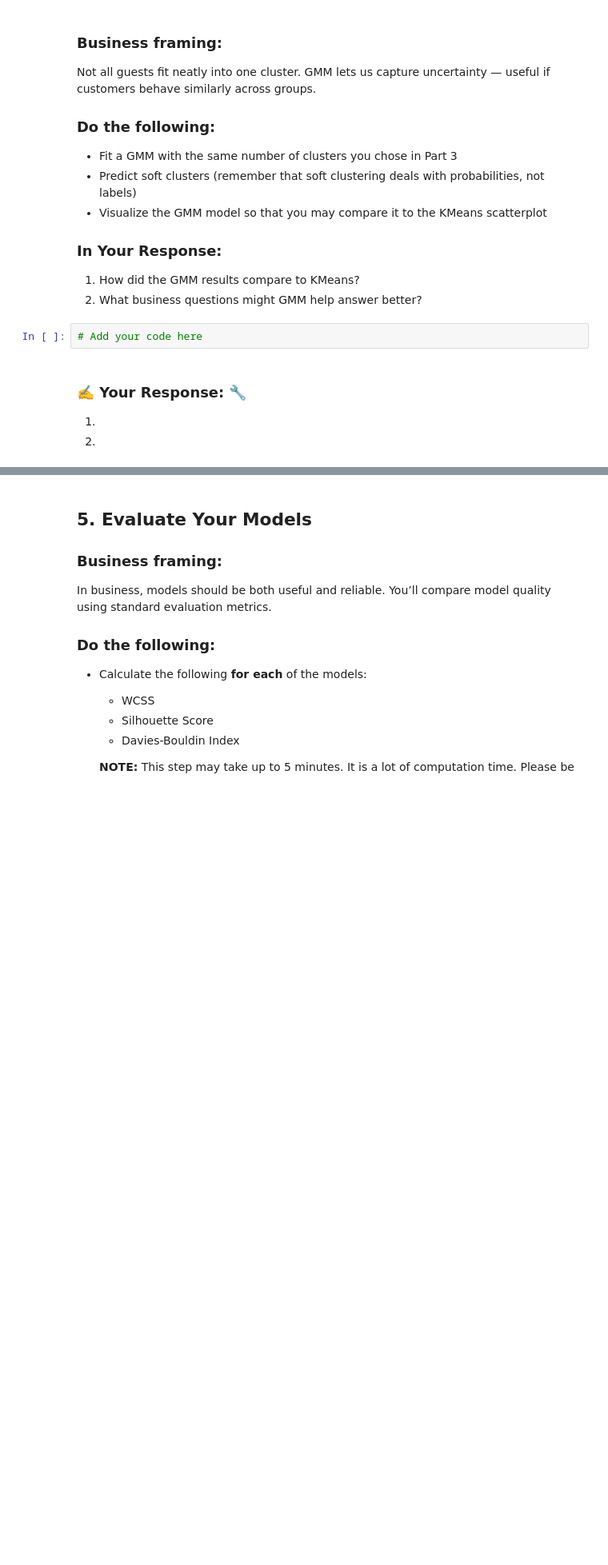
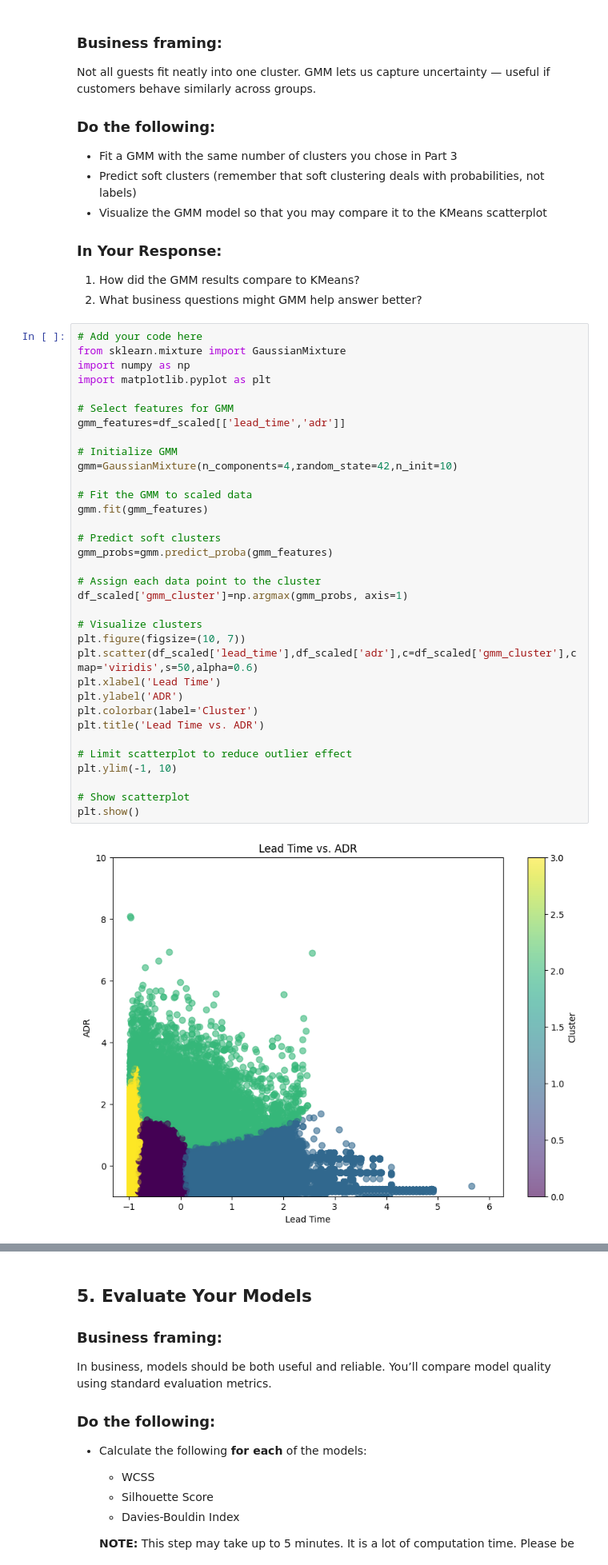
Before and after one commit to thornton330j/IS-4487, a Jupyter notebook: Assignments/assignment_09_ThorntonJackson.ipynb, the cells around one changed output, grey strips where cells are left out. Shown at 80% size. Saved outputs shown, nothing was run; the diff lists cells and outputs as text; blank space fills up the shorter version.

```diff
--- a/Assignments/assignment_09_ThorntonJackson.ipynb
+++ b/Assignments/assignment_09_ThorntonJackson.ipynb
@@ -196,10 +224,39 @@ Not all guests fit neatly into one cluster. GMM lets us capture uncertainty —
 ### In Your Response:
 1. How did the GMM results compare to KMeans?
 2. What business questions might GMM help answer better?
-# %%
-# Add your code here
-# %% [markdown]
-### ✍️ Your Response: 🔧
-1.
-
-2.
+# %%
+# Add your code here
+from sklearn.mixture import GaussianMixture
+import numpy as np
+import matplotlib.pyplot as plt
+
+# Select features for GMM
+gmm_features=df_scaled[['lead_time','adr']]
+
+# Initialize GMM
+gmm=GaussianMixture(n_components=4,random_state=42,n_init=10)
+
+# Fit the GMM to scaled data
+gmm.fit(gmm_features)
+
+# Predict soft clusters
+gmm_probs=gmm.predict_proba(gmm_features)
+
+# Assign each data point to the cluster
+df_scaled['gmm_cluster']=np.argmax(gmm_probs, axis=1)
+
+# Visualize clusters
+plt.figure(figsize=(10, 7))
+plt.scatter(df_scaled['lead_time'],df_scaled['adr'],c=df_scaled['gmm_cluster'],cmap='viridis',s=50,alpha=0.6)
+plt.xlabel('Lead Time')
+plt.ylabel('ADR')
+plt.colorbar(label='Cluster')
+plt.title('Lead Time vs. ADR')
+
+# Limit scatterplot to reduce outlier effect
+plt.ylim(-1, 10)
+
+# Show scatterplot
+plt.show()
+# %% [output]
+[figure, added]
```
Also changed, not shown: parts of 6 cells of this notebook.
